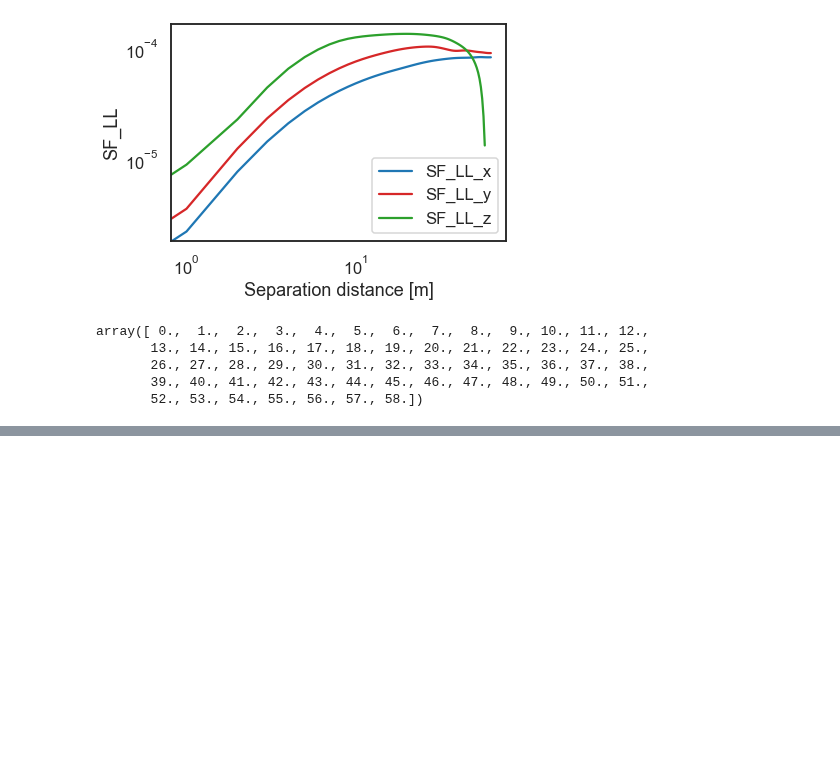
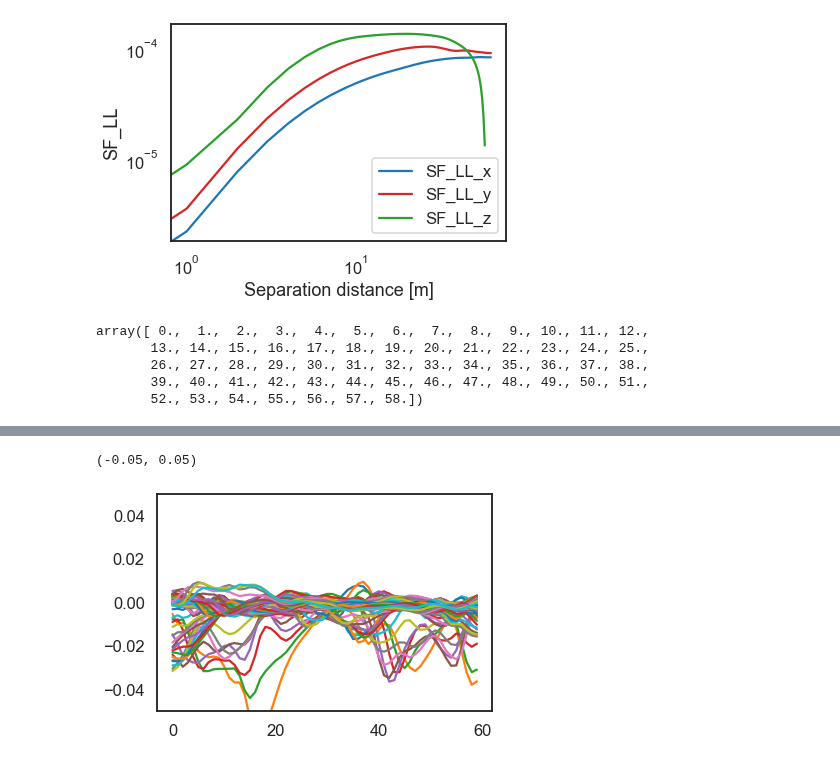
Before and after one commit to cassidymwagner/fluidsf, a Jupyter notebook: docs/source/langmuir_3d_example.ipynb, the cells around one changed output, grey strips where cells are left out. Saved outputs shown, nothing was run; the diff lists cells and outputs as text; code cells hidden in the pictures; blank space fills up the shorter version.

```diff
--- a/docs/source/langmuir_3d_example.ipynb
+++ b/docs/source/langmuir_3d_example.ipynb
@@ -159,0 +160,8 @@ ds.u[:,:,:], ds.u[:,:,-0:]
+# %%
+for z_values in range(ds.v.values[-60:,:,64].shape[0]):
+    plt.plot(ds.v.values[-z_values,:60,64])
+
+plt.ylim(-0.05, 0.05)
+# %% [output]
+(-0.05, 0.05)
+[figure, added]
```
Also changed, not shown: parts of 6 cells of this notebook.
